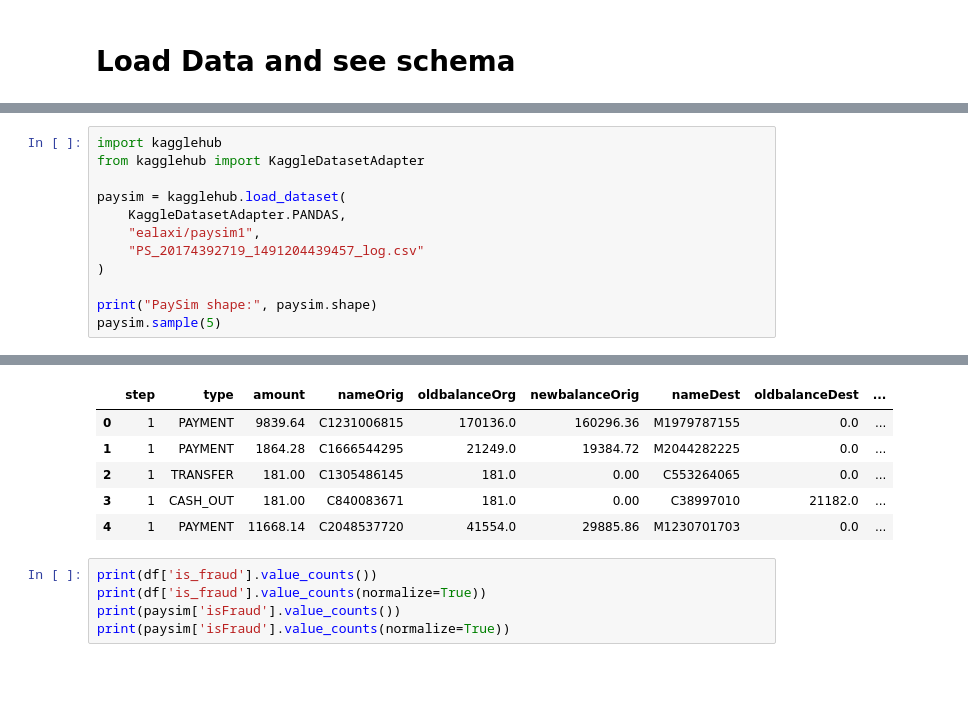
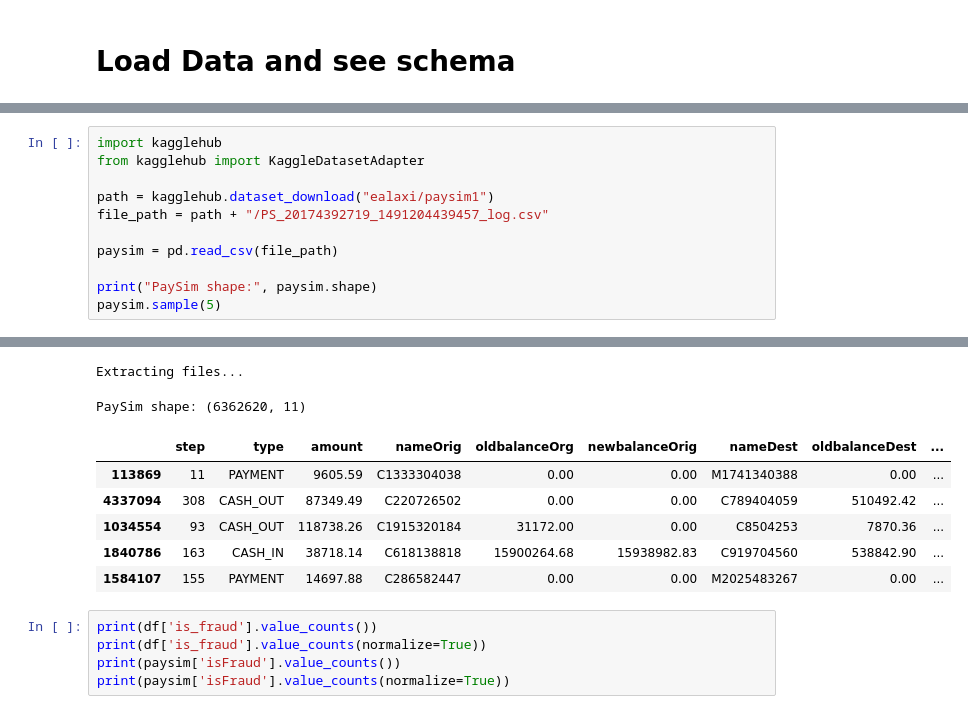
Before and after one commit to Big-Data-Fraud-Detection/Fraud-Detection, a Jupyter notebook: Project_4_Enterprise_Fraud_Detection_Platform.ipynb, the cells around one changed output, grey strips where cells are left out. Saved outputs shown, nothing was run; the diff lists cells and outputs as text; blank space fills up the shorter version.

```diff
--- a/Project_4_Enterprise_Fraud_Detection_Platform.ipynb
+++ b/Project_4_Enterprise_Fraud_Detection_Platform.ipynb
@@ -49,11 +52,10 @@ Dataset 4 shape: (5000000, 18)
 import kagglehub
 from kagglehub import KaggleDatasetAdapter
 
-paysim = kagglehub.load_dataset(
-    KaggleDatasetAdapter.PANDAS,
-    "ealaxi/paysim1",
-    "PS_20174392719_1491204439457_log.csv"
-)
+path = kagglehub.dataset_download("ealaxi/paysim1")
+file_path = path + "/PS_20174392719_1491204439457_log.csv"
+
+paysim = pd.read_csv(file_path)
 
 print("PaySim shape:", paysim.shape)
 paysim.sample(5)
@@ -63,9 +65,11 @@ PaySim shape: (6362620, 11)
+Extracting files...
+PaySim shape: (6362620, 11)
 |  | step | type | amount | nameOrig | oldbalanceOrg | newbalanceOrig | nameDest | oldbalanceDest | ... |
-| 0 | 1 | PAYMENT | 9839.64 | C1231006815 | 170136.0 | 160296.36 | M1979787155 | 0.0 | ... |
-| 1 | 1 | PAYMENT | 1864.28 | C1666544295 | 21249.0 | 19384.72 | M2044282225 | 0.0 | ... |
-| 2 | 1 | TRANSFER | 181.00 | C1305486145 | 181.0 | 0.00 | C553264065 | 0.0 | ... |
-| 3 | 1 | CASH_OUT | 181.00 | C840083671 | 181.0 | 0.00 | C38997010 | 21182.0 | ... |
-| 4 | 1 | PAYMENT | 11668.14 | C2048537720 | 41554.0 | 29885.86 | M1230701703 | 0.0 | ... |
+| 113869 | 11 | PAYMENT | 9605.59 | C1333304038 | 0.00 | 0.00 | M1741340388 | 0.00 | ... |
+| 4337094 | 308 | CASH_OUT | 87349.49 | C220726502 | 0.00 | 0.00 | C789404059 | 510492.42 | ... |
+| 1034554 | 93 | CASH_OUT | 118738.26 | C1915320184 | 31172.00 | 0.00 | C8504253 | 7870.36 | ... |
+| 1840786 | 163 | CASH_IN | 38718.14 | C618138818 | 15900264.68 | 15938982.83 | C919704560 | 538842.90 | ... |
+| 1584107 | 155 | PAYMENT | 14697.88 | C286582447 | 0.00 | 0.00 | M2025483267 | 0.00 | ... |
 # %%
 print(df['is_fraud'].value_counts())
 print(df['is_fraud'].value_counts(normalize=True))
```
Also changed, not shown: parts of 20 cells of this notebook.
